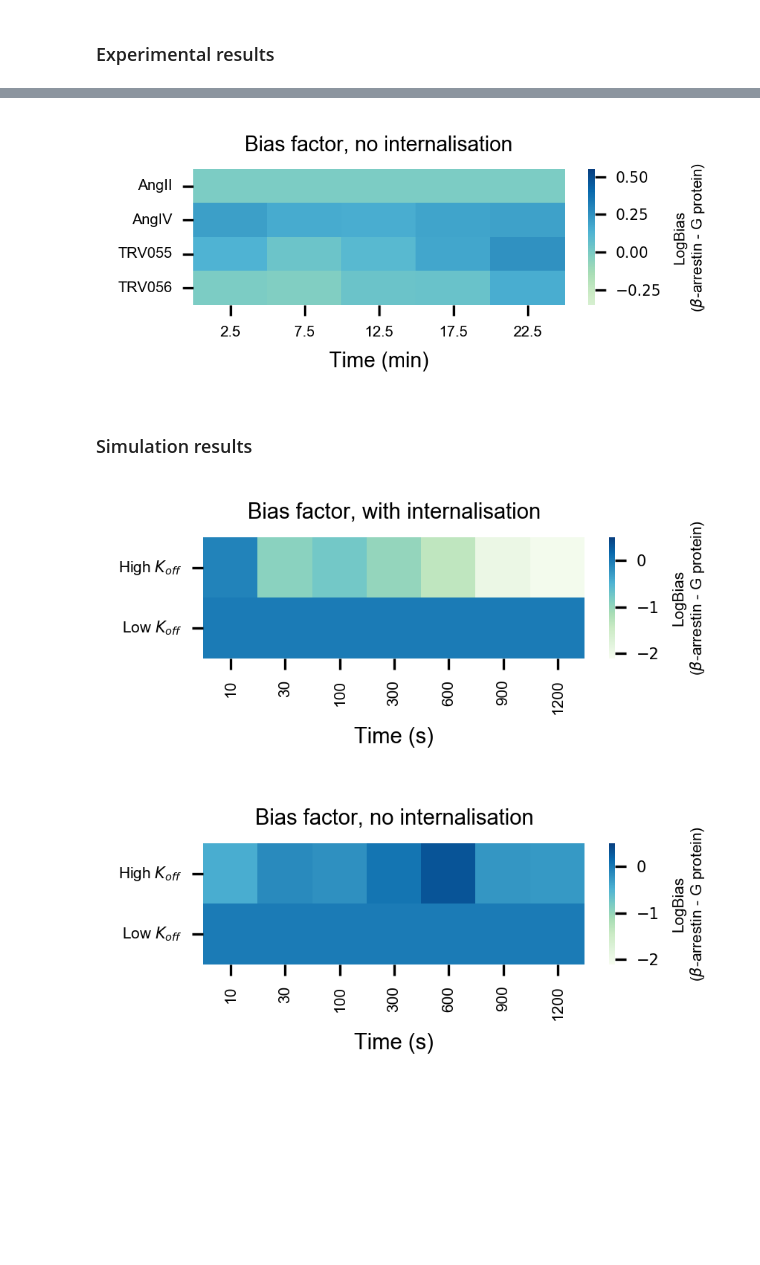
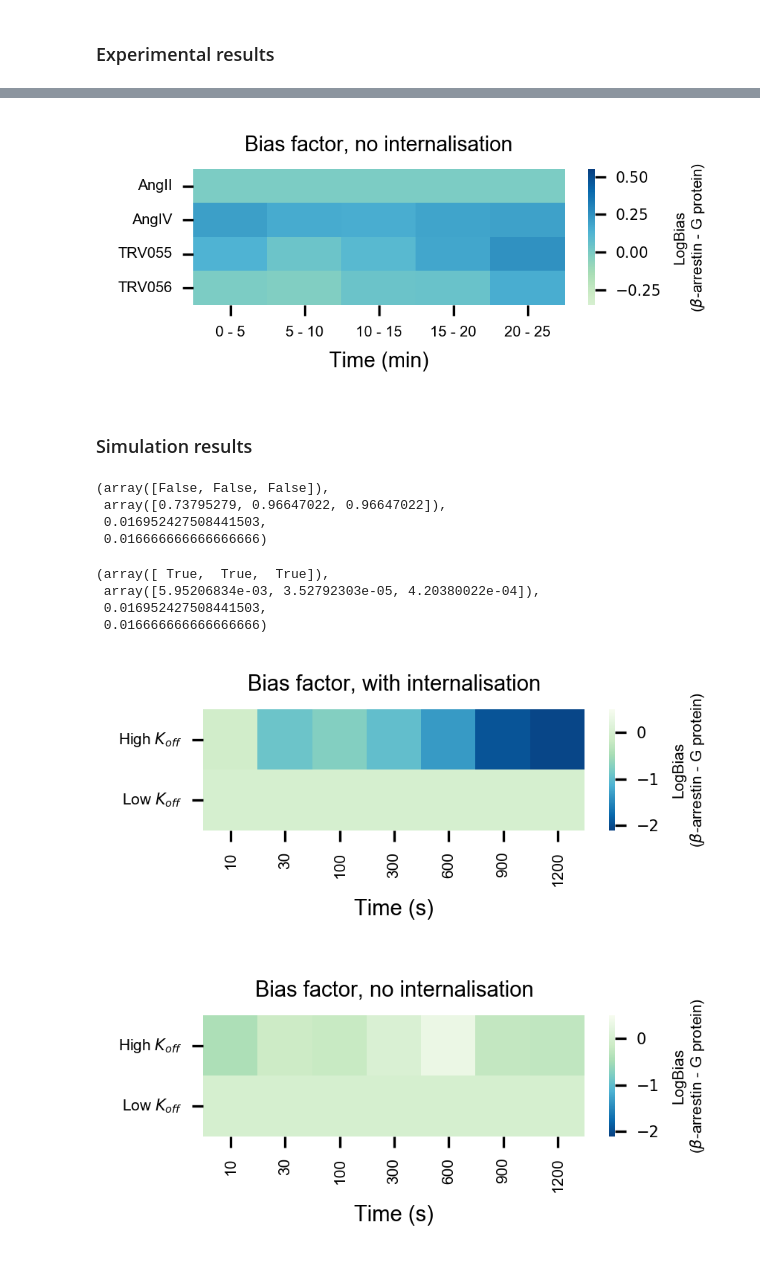
Before and after one commit to bence-szalai/gpcr-signaling-simulation, a Jupyter notebook: operation-model/operation-model.ipynb, the cells around one changed output, grey strips where cells are left out. Drawn from its saved outputs; the diff is of its cells as text; code cells hidden in the pictures; blank space fills up the shorter version.

```diff
--- a/operation-model/operation-model.ipynb
+++ b/operation-model/operation-model.ipynb
@@ -144,7 +175,7 @@ data = results_dyn.astype(float)
 f = plt.figure(figsize=(3.0, 1.4), dpi=300)
 ax = sns.heatmap(data, cmap='GnBu', center=0, vmin=-0.35, vmax=0.55)
 ax.set_yticklabels(results_mock.index, fontsize=5, fontname='Arial', rotation=0)
-ax.set_xticklabels([x + 2.5 for x in results_mock.columns], fontsize=5, fontname='Arial')
+ax.set_xticklabels([str(x) + ' - ' + str(x+5) for x in results_mock.columns], fontsize=5, fontname='Arial')
 plt.title('Bias factor, no internalisation', fontsize=7, fontname='Arial')
 plt.xlabel('Time (min)', fontsize=7, fontname='Arial')
 cbar = ax.collections[0].colorbar
@@ -154,7 +185,7 @@ cbar.ax.yaxis.set_tick_params(labelsize=5)
 plt.tight_layout()
 plt.savefig('../results/exp-fit-gq-noint.pdf')
 # %% [output]
-[figure, old version]
+[figure, new version]
 # %% [markdown]
 ### Simulation results
 # %%
@@ -246,6 +289,22 @@ for t in results_mock.columns:
+# %%
+model = ols('bias ~ ligand * time', results_dyn_stat).fit()
+multipletests(model.pvalues[-3:])
+# %% [output]
+(array([False, False, False]),
+ array([0.73795279, 0.96647022, 0.96647022]),
+ 0.016952427508441503,
+ 0.016666666666666666)
+# %%
+model = ols('bias ~ ligand * time', results_mock_stat).fit()
+multipletests(model.pvalues[-3:])
+# %% [output]
+(array([ True,  True,  True]),
+ array([5.95206834e-03, 3.52792303e-05, 4.20380022e-04]),
+ 0.016952427508441503,
+ 0.016666666666666666)
 # %%
 f = plt.figure(figsize=(3.0, 1.4), dpi=300)
-ax = sns.heatmap(results_mock.astype(float), cmap='GnBu', vmax=0.5, vmin=-2.1)
+ax = sns.heatmap(results_mock.astype(float), cmap='GnBu_r', vmax=0.5, vmin=-2.1)
 ax.set_yticklabels([r'High $K_{off}$', r'Low $K_{off}$'], fontsize=5, fontname='Arial', rotation=0)
 ax.set_xticklabels(results_mock.columns, fontsize=5, fontname='Arial')
 plt.title('Bias factor, with internalisation', fontsize=7, fontname='Arial')
@@ -255,21 +314,21 @@ cbar.set_label(r'LogBias'+'\n'+r'($\beta$-arrestin - G protein)',
                fontsize=5, fontname='Arial')
 cbar.ax.yaxis.set_tick_params(labelsize=5)
 plt.tight_layout()
-#plt.savefig('../results/sum-fit-int.pdf')
+plt.savefig('../results/sum-fit-int.pdf')
 # %% [output]
-[figure, old version]
+[figure, new version]
 # %%
 f = plt.figure(figsize=(3.0, 1.4), dpi=300)
-ax = sns.heatmap(results_dyn.astype(float), cmap='GnBu', vmax=0.5, vmin=-2.1)
+ax = sns.heatmap(results_dyn.astype(float), cmap='GnBu_r', vmax=0.5, vmin=-2.1)
 ax.set_yticklabels([r'High $K_{off}$', r'Low $K_{off}$'], fontsize=5, fontname='Arial', rotation=0)
 ax.set_xticklabels(results_mock.columns, fontsize=5, fontname='Arial')
 plt.title('Bias factor, no internalisation', fontsize=7, fontname='Arial')
 plt.xlabel('Time (s)', fontsize=7, fontname='Arial')
 cbar = ax.collections[0].colorbar
 cbar.set_label(r'LogBias'+'\n'+r'($\beta$-arrestin - G protein)',
                fontsize=5, fontname='Arial')
 cbar.ax.yaxis.set_tick_params(labelsize=5)
 plt.tight_layout()
 plt.savefig('../results/sum-fit-noint.pdf')
 # %% [output]
-[figure, old version]
+[figure, new version]
```
Also changed, not shown: parts of 7 cells of this notebook.
